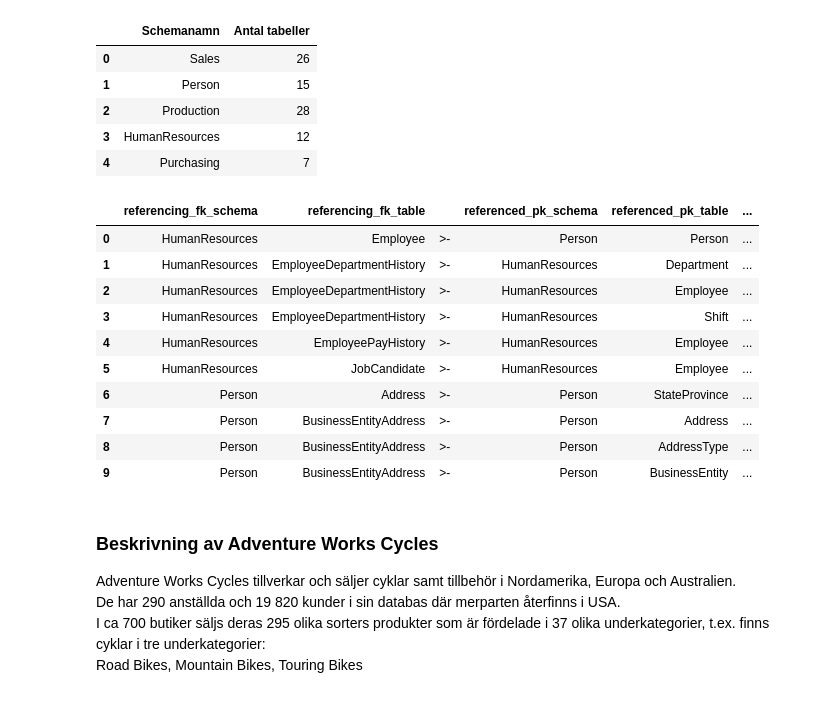
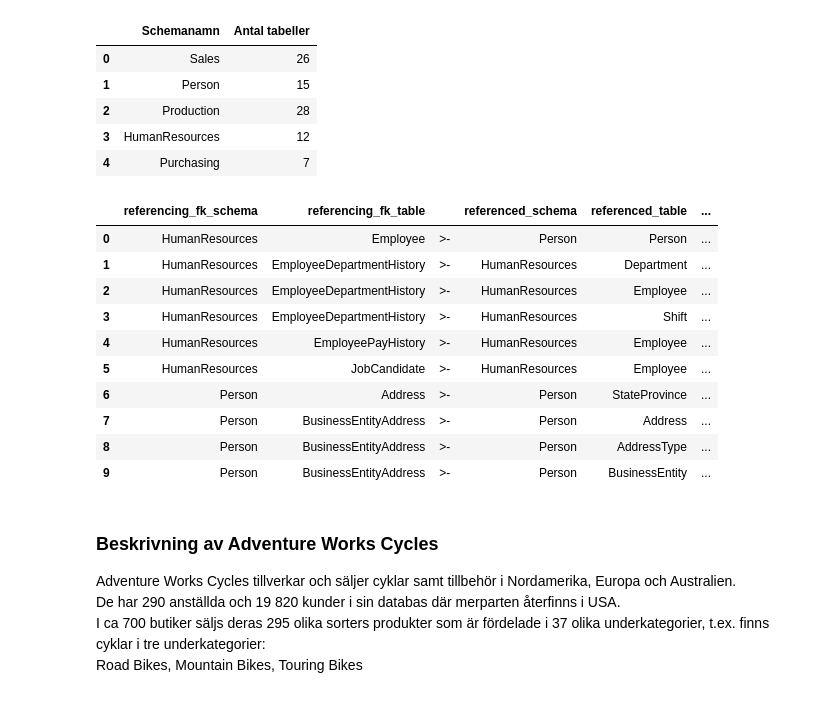
Before and after one commit to mabjq/ds24_SQL_kurs, a Jupyter notebook: Kunskapskontroll_sql.ipynb, the cells around one changed output. Drawn from its saved outputs; the diff is of its cells as text; code cells hidden in the pictures.

```diff
--- a/Kunskapskontroll_sql.ipynb
+++ b/Kunskapskontroll_sql.ipynb
@@ -95,32 +95,32 @@ schema_df
 # %%
 # Relationer mellan tabeller och dess nycklar (första 10)
 
 # pd.options.display.max_rows = None --om alla rader ska synas
 
 query = """
 SELECT TOP 10
     OBJECT_SCHEMA_NAME(fk.parent_object_id) AS referencing_fk_schema,
     OBJECT_NAME(fk.parent_object_id) AS referencing_fk_table,
     '>-',
-    OBJECT_SCHEMA_NAME(fk.referenced_object_id) AS referenced_pk_schema,
-    OBJECT_NAME(fk.referenced_object_id) AS referenced_pk_table,
+    OBJECT_SCHEMA_NAME(fk.referenced_object_id) AS referenced_schema,
+    OBJECT_NAME(fk.referenced_object_id) AS referenced_table,
     COUNT(*) AS fk_column_count,
     fk.name AS fk_constraint_name
 FROM
     sys.foreign_keys fk
 GROUP BY
     OBJECT_SCHEMA_NAME(fk.parent_object_id),
     OBJECT_NAME(fk.parent_object_id),
     OBJECT_SCHEMA_NAME(fk.referenced_object_id),
     OBJECT_NAME(fk.referenced_object_id),
     fk.name
 ORDER BY
     referencing_fk_schema, referencing_fk_table, fk_constraint_name;
 """
 relations_df = pd.read_sql(query, engine)
 relations_df
 # %% [output]
-|  | referencing_fk_schema | referencing_fk_table |  | referenced_pk_schema | referenced_pk_table | ... |
+|  | referencing_fk_schema | referencing_fk_table |  | referenced_schema | referenced_table | ... |
 | 0 | HumanResources | Employee | >- | Person | Person | ... |
 | 1 | HumanResources | EmployeeDepartmentHistory | >- | HumanResources | Department | ... |
 | 2 | HumanResources | EmployeeDepartmentHistory | >- | HumanResources | Employee | ... |
```
Also changed, not shown: parts of 4 cells of this notebook.
